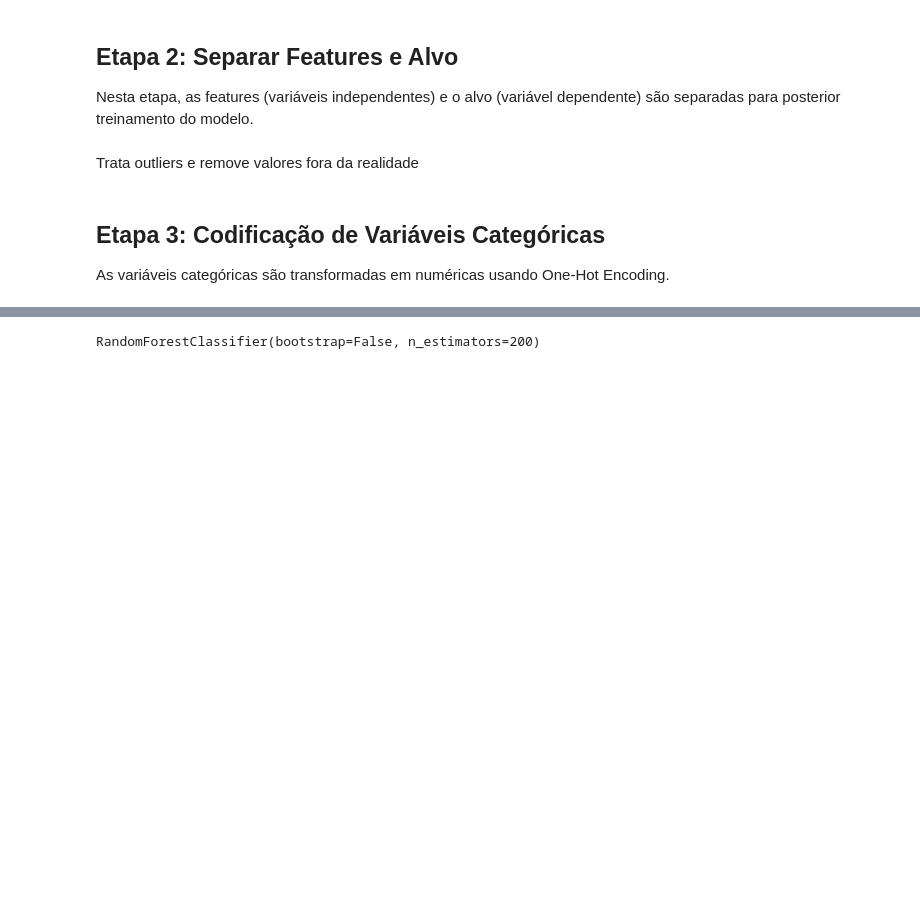
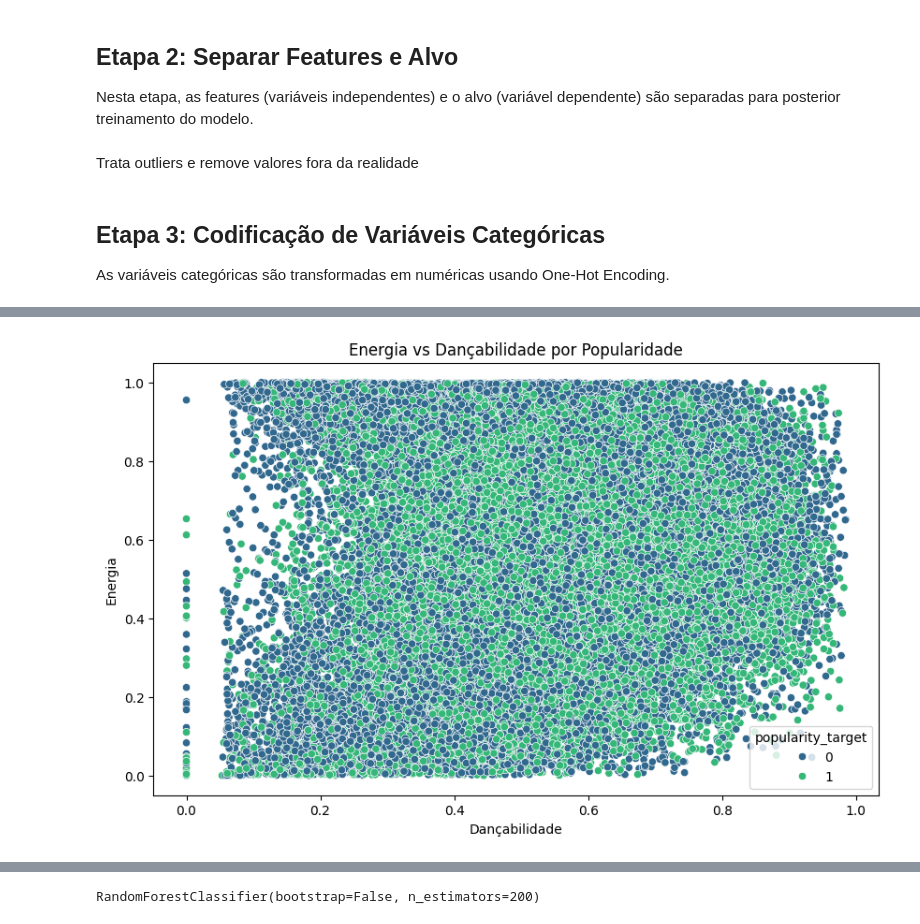
Before and after one commit to HeitorCand/SpotifyKaggle, a Jupyter notebook: Proximo hit Spotify.ipynb, the cells around one changed output, grey strips where cells are left out. Saved outputs shown, nothing was run; the diff lists cells and outputs as text; code cells hidden in the pictures; blank space fills up the shorter version.

```diff
--- a/Proximo hit Spotify.ipynb
+++ b/Proximo hit Spotify.ipynb
@@ -89,0 +103,10 @@ X_test_encoded = pd.get_dummies(df_test_cleaned, drop_first=True)
+# %%
+# Plot 2: Energia vs Dançabilidade, colorido por 'popularity_target'
+plt.figure(figsize=(10, 6))
+sns.scatterplot(x='danceability', y='energy', hue='popularity_target', data=df_train_cleaned, palette='viridis')
+plt.title('Energia vs Dançabilidade por Popularidade')
+plt.xlabel('Dançabilidade')
+plt.ylabel('Energia')
+plt.show()
+# %% [output]
+[figure, added]
```
Also changed, not shown: parts of 14 cells of this notebook, 1 other file.
